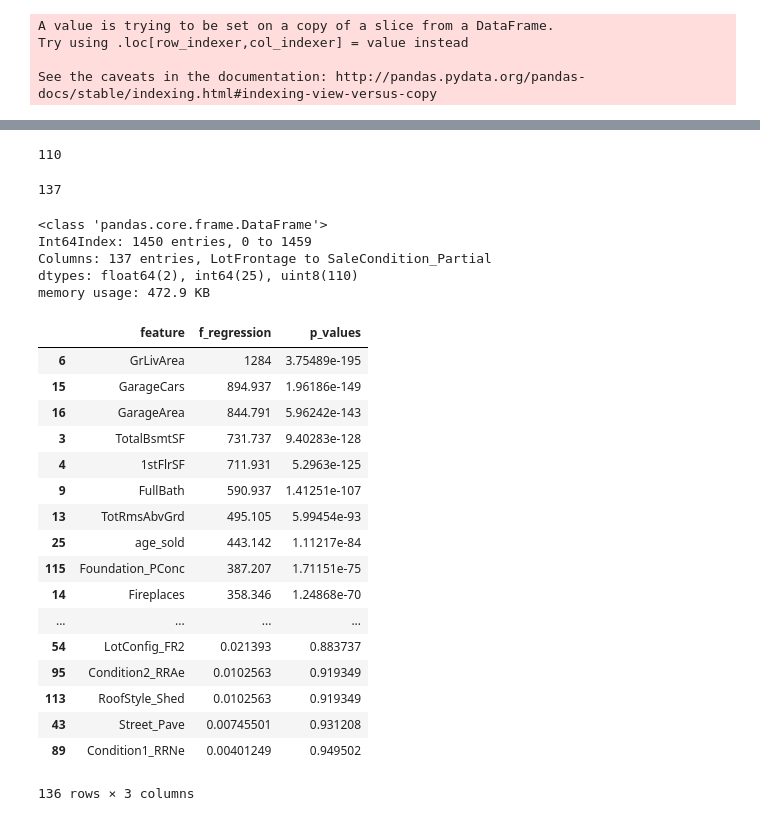
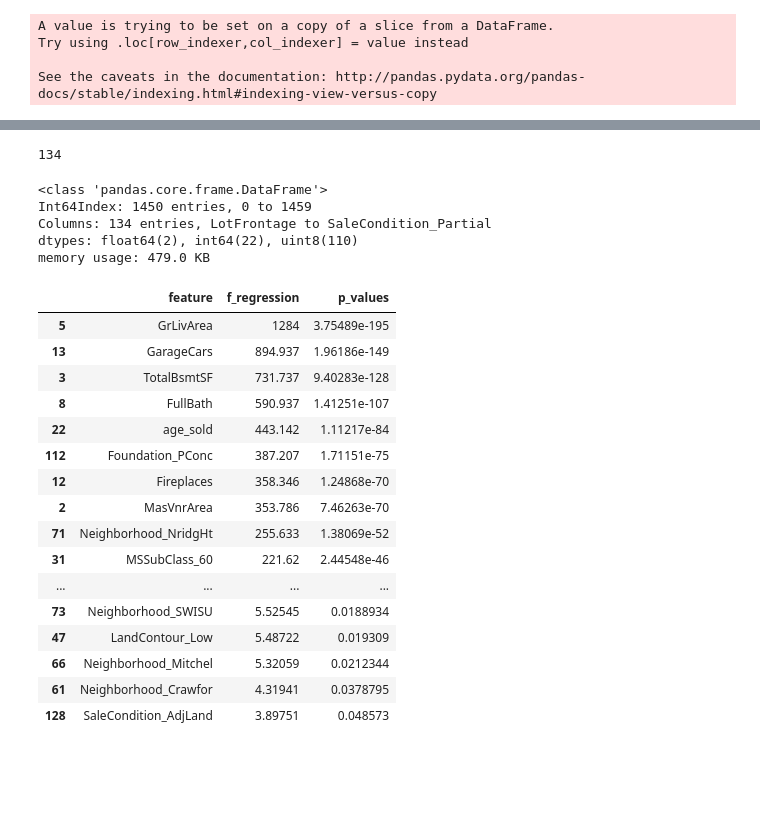
Before and after one commit to Zheheng/Project-Submission, a Jupyter notebook: project-3/project-03-starter-latest.ipynb, the cells around one changed output, grey strips where cells are left out. Cells and saved outputs as stored; diff of their text form; code cells hidden in the pictures; blank space fills up the shorter version.

```diff
--- a/project-3/project-03-starter-latest.ipynb
+++ b/project-3/project-03-starter-latest.ipynb
@@ -23,6 +23,9 @@ import pandas as pd
 from sklearn.model_selection import train_test_split , cross_val_score ,cross_val_predict
 from sklearn.linear_model import LinearRegression
 from sklearn.metrics import r2_score
+
+pd.options.display.max_rows = 300
+pd.options.display.max_columns = 300
 sns.set_style('darkgrid')
 
 %config InlineBackend.figure_format = 'retina'
@@ -227,0 +247,3 @@ See the caveats in the documentation: http://pandas.pydata.org/pandas-docs/stabl
+# %%
+#decided to drop 1stFlrSF as TotalBsmtSF has a higher correlation to price.
+house_fixed= house_fixed.drop(columns = '1stFlrSF')
@@ -227,0 +271,3 @@ See the caveats in the documentation: http://pandas.pydata.org/pandas-docs/stabl
+# %%
+#decided to drop TotRmsAbvGrd as GrLivArea has higher correlation to SalePrice
+house_fixed= house_fixed.drop(columns = 'TotRmsAbvGrd')
@@ -228,10 +295,10 @@ See the caveats in the documentation: http://pandas.pydata.org/pandas-docs/stabl
+# %%
+#decided to drop GarageArea as GarageCars has higher correlation to SalePrice
+house_fixed= house_fixed.drop(columns = 'GarageArea')
 # %%
 #get a list of all object column and apply get_dummies
 categorical = list(house_fixed.select_dtypes(include=['object']).columns)
 df_dummies = pd.get_dummies(house_fixed[categorical], drop_first=True)
-len(df_dummies.columns)
-# %% [output]
-110
 # %%
 house_fixed= house_fixed.drop(columns = categorical)
 # %%
@@ -239,15 +306,15 @@ house_fixed = pd.concat([house_fixed, df_dummies], axis=1)
 # %%
 len(house_fixed.columns)
 # %% [output]
-137
+134
 # %%
 house_fixed.info()
 # %% [output]
 <class 'pandas.core.frame.DataFrame'>
 Int64Index: 1450 entries, 0 to 1459
-Columns: 137 entries, LotFrontage to SaleCondition_Partial
-dtypes: float64(2), int64(25), uint8(110)
-memory usage: 472.9 KB
+Columns: 134 entries, LotFrontage to SaleCondition_Partial
+dtypes: float64(2), int64(22), uint8(110)
+memory usage: 479.0 KB
 # %%
 #split data into 2010(test data) and before 2010(training data)
 house_fixed_2010 = house_fixed[house_fixed['YrSold'] == 2010]
@@ -260,36 +327,39 @@ X_train = house_fixed_training.drop(columns = 'SalePrice')
 # %%
 #perform automatic feature selection method "SelectKBest"
 from sklearn.feature_selection import SelectKBest,f_regression
 cols = list(X_train.columns)
 # Build the selector — we'll build one with each score type.
 skb_f = SelectKBest(f_regression)
 
 # Train the selector on the data.
 skb_f.fit(X_train, y_train)
 
 # Examine the results.
 kbest = pd.DataFrame([cols, list(skb_f.scores_),list(skb_f.pvalues_)],
-                     index=['feature','f_regression','p_values']).T.sort_values('f_regression', ascending=False)
-kbest
+                     index=['feature','f_regression','p_values']).T.sort_values\
+                     ('f_regression', ascending=False)
+
+#select only variables with p-value lower than 0.05
+significant = kbest[kbest['p_values']<0.05]
+significant
 # %% [output]
 |  | feature | f_regression | p_values |
-| 6 | GrLivArea | 1284 | 3.75489e-195 |
-| 15 | GarageCars | 894.937 | 1.96186e-149 |
-| 16 | GarageArea | 844.791 | 5.96242e-143 |
+| 5 | GrLivArea | 1284 | 3.75489e-195 |
+| 13 | GarageCars | 894.937 | 1.96186e-149 |
 | 3 | TotalBsmtSF | 731.737 | 9.40283e-128 |
-| 4 | 1stFlrSF | 711.931 | 5.2963e-125 |
-| 9 | FullBath | 590.937 | 1.41251e-107 |
-| 13 | TotRmsAbvGrd | 495.105 | 5.99454e-93 |
-| 25 | age_sold | 443.142 | 1.11217e-84 |
-| 115 | Foundation_PConc | 387.207 | 1.71151e-75 |
-| 14 | Fireplaces | 358.346 | 1.24868e-70 |
+| 8 | FullBath | 590.937 | 1.41251e-107 |
+| 22 | age_sold | 443.142 | 1.11217e-84 |
+| 112 | Foundation_PConc | 387.207 | 1.71151e-75 |
+| 12 | Fireplaces | 358.346 | 1.24868e-70 |
+| 2 | MasVnrArea | 353.786 | 7.46263e-70 |
+| 71 | Neighborhood_NridgHt | 255.633 | 1.38069e-52 |
+| 31 | MSSubClass_60 | 221.62 | 2.44548e-46 |
 | ... | ... | ... | ... |
-| 54 | LotConfig_FR2 | 0.021393 | 0.883737 |
-| 95 | Condition2_RRAe | 0.0102563 | 0.919349 |
-| 113 | RoofStyle_Shed | 0.0102563 | 0.919349 |
-| 43 | Street_Pave | 0.00745501 | 0.931208 |
-| 89 | Condition1_RRNe | 0.00401249 | 0.949502 |
+| 73 | Neighborhood_SWISU | 5.52545 | 0.0188934 |
+| 47 | LandContour_Low | 5.48722 | 0.019309 |
+| 66 | Neighborhood_Mitchel | 5.32059 | 0.0212344 |
+| 61 | Neighborhood_Crawfor | 4.31941 | 0.0378795 |
+| 128 | SaleCondition_AdjLand | 3.89751 | 0.048573 |
-136 rows × 3 columns
 # %%
 #Select range of features by 10 by f_regression score
 top_list=[]
```
Also changed, not shown: parts of 29 cells of this notebook.
